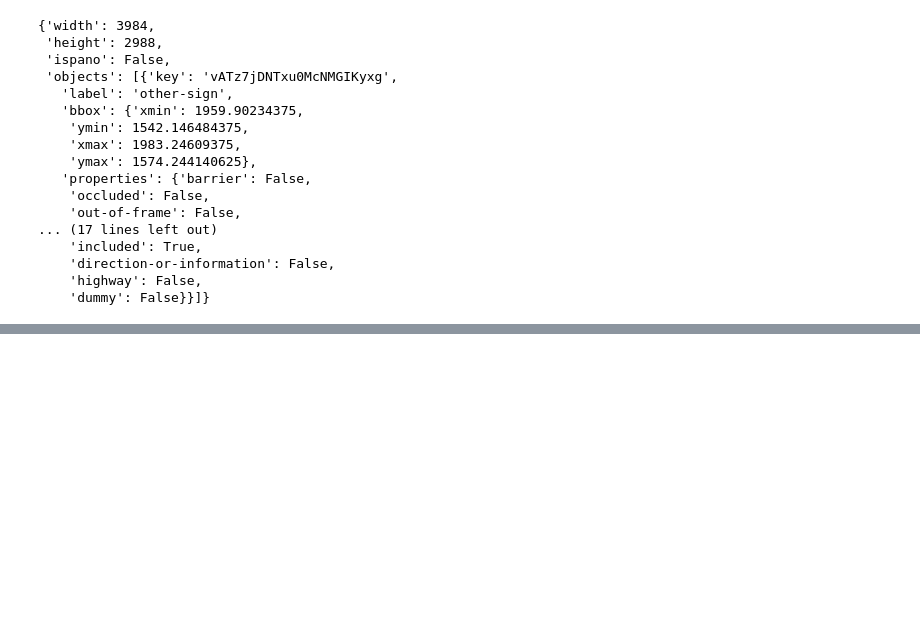
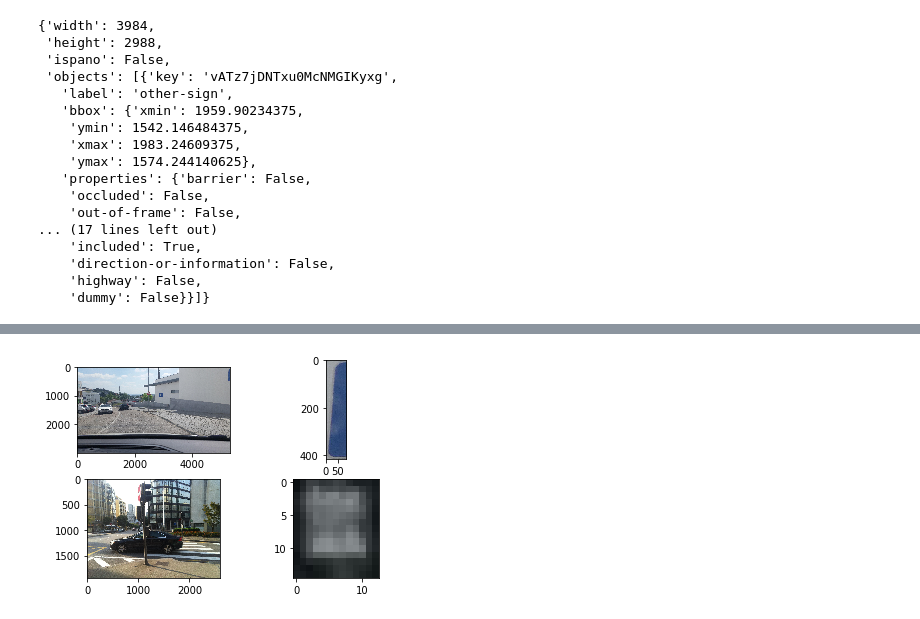
Before and after one commit to curlyyue/uncertainty-quantification, a Jupyter notebook: dataset_analyze/property_distr.ipynb, the cells around one changed output, grey strips where cells are left out. Drawn from its saved outputs; the diff is of its cells as text; code cells hidden in the pictures; blank space fills up the shorter version.

```diff
--- a/dataset_analyze/property_distr.ipynb
+++ b/dataset_analyze/property_distr.ipynb
@@ -699,0 +324,11 @@ label.to_csv('/lab/project-1/train_label.csv', encoding='utf-8')
+# %%
+index = find_prop('ambiguous', train_annos)
+full_img1 = Image.open(img_path + train_keys[index[99][0]] + '.jpg')
+sign_img1 = show_sign(index[99], train_keys, train_annos)
+
+full_img2 = Image.open(img_path + train_keys[index[85][0]] + '.jpg')
+sign_img2 = show_sign(index[85], train_keys, train_annos)
+
+show_img(full_img1, full_img2, sign_img1, sign_img2)
+# %% [output]
+[figure, added]
```
Also changed, not shown: parts of 62 cells of this notebook.
